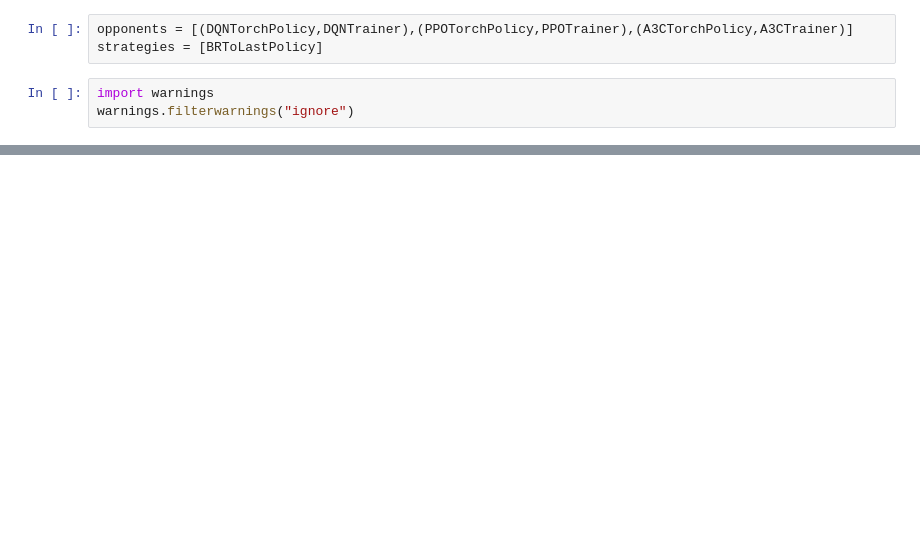
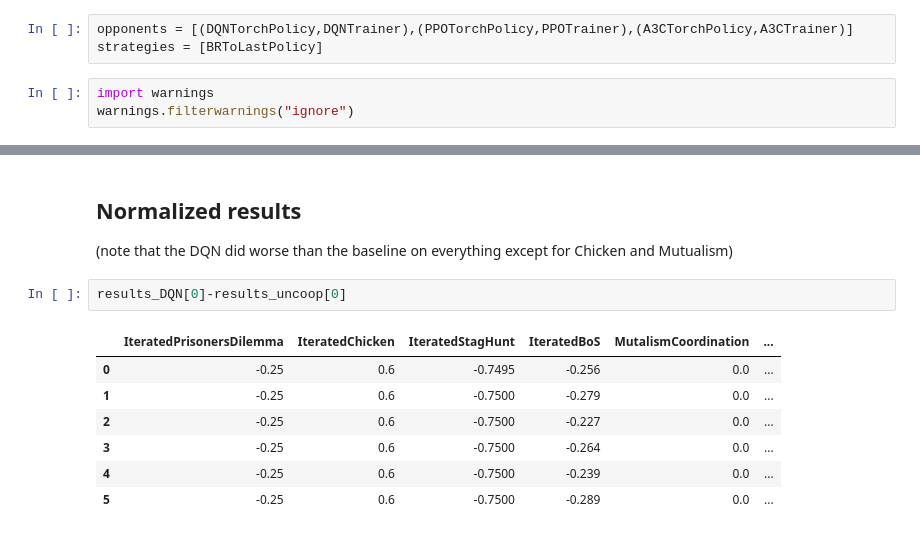
Before and after one commit to SammyDMartin/CC, a Jupyter notebook: test.ipynb, the cells around one changed output, grey strips where cells are left out. Drawn from its saved outputs; the diff is of its cells as text; blank space fills up the shorter version.

```diff
--- a/test.ipynb
+++ b/test.ipynb
@@ -56,0 +162,13 @@ exanal.trial_dataframes[list(exanal.trial_dataframes.keys())[0]]
+# %% [markdown]
+## Normalized results
+(note that the DQN did worse than the baseline on everything except for Chicken and Mutualism)
+# %%
+results_DQN[0]-results_uncoop[0]
+# %% [output]
+|  | IteratedPrisonersDilemma | IteratedChicken | IteratedStagHunt | IteratedBoS | MutalismCoordination | ... |
+| 0 | -0.25 | 0.6 | -0.7495 | -0.256 | 0.0 | ... |
+| 1 | -0.25 | 0.6 | -0.7500 | -0.279 | 0.0 | ... |
+| 2 | -0.25 | 0.6 | -0.7500 | -0.227 | 0.0 | ... |
+| 3 | -0.25 | 0.6 | -0.7500 | -0.264 | 0.0 | ... |
+| 4 | -0.25 | 0.6 | -0.7500 | -0.239 | 0.0 | ... |
+| 5 | -0.25 | 0.6 | -0.7500 | -0.289 | 0.0 | ... |
```
Also changed, not shown: parts of 17 cells of this notebook, 1 other file.
